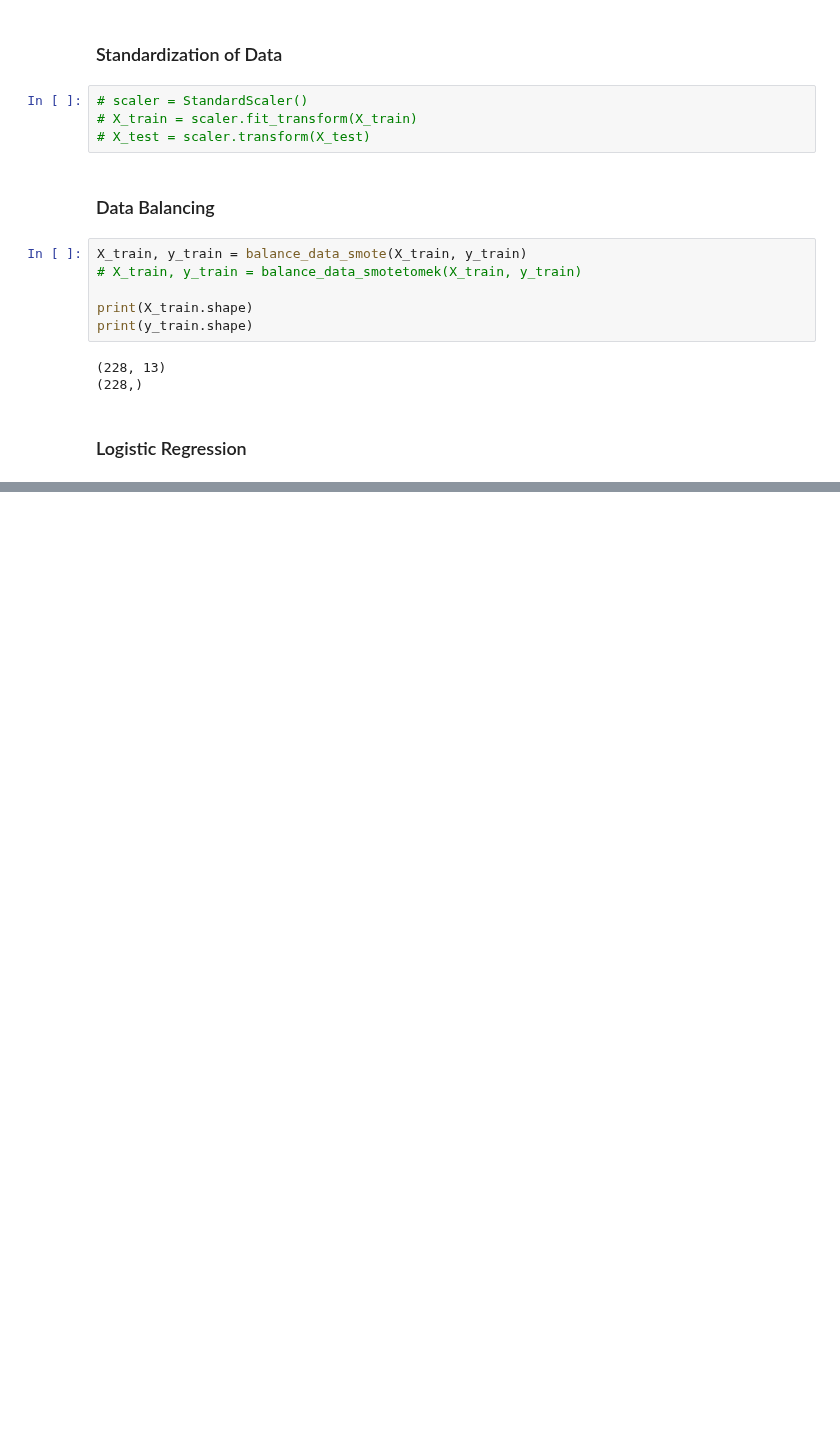
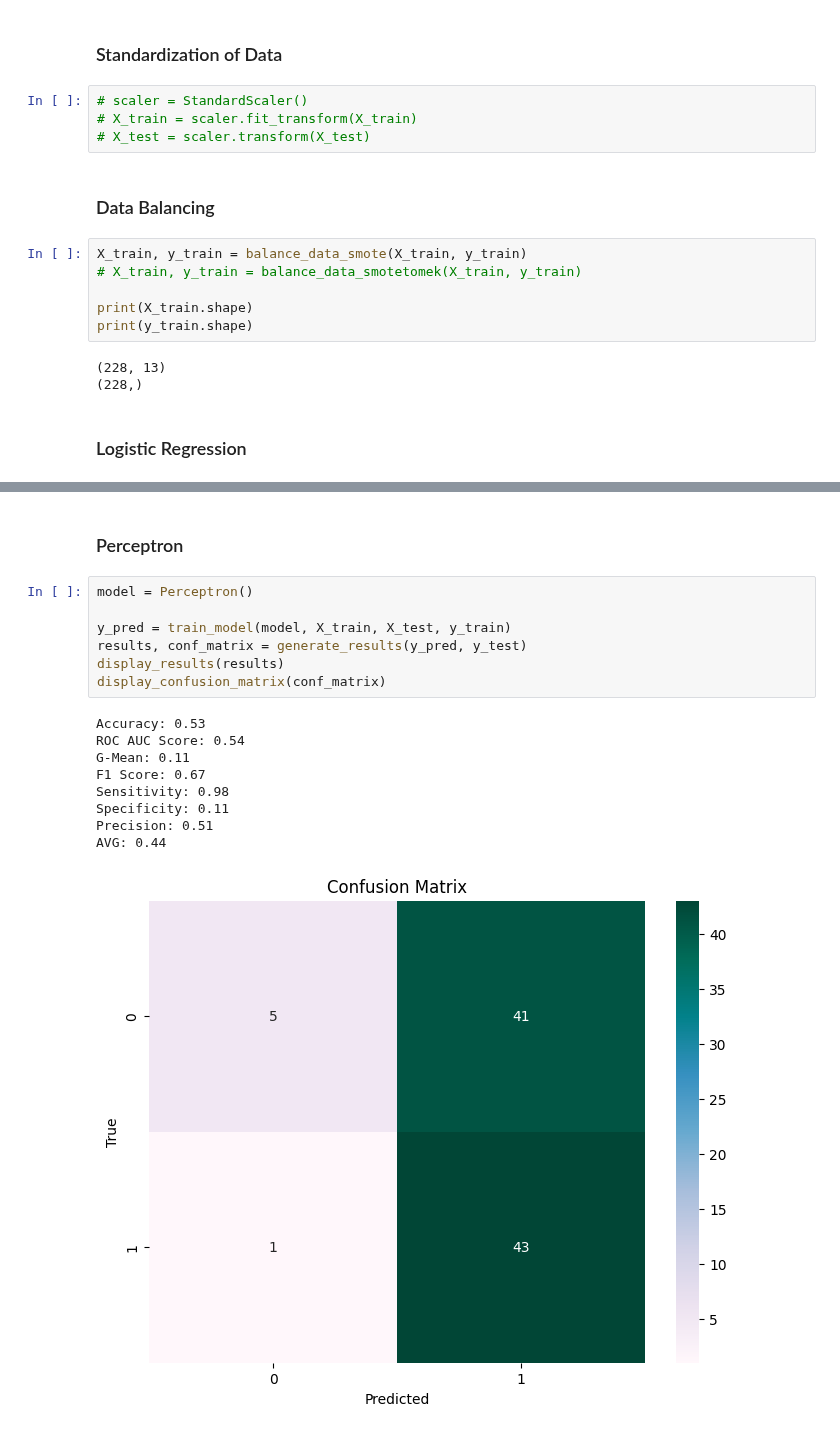
Before and after one commit to MrDomian/Heart-Disease-Risk-Prediction, a Jupyter notebook: Machine learning.ipynb, the cells around one changed output, grey strips where cells are left out. Drawn from its saved outputs; the diff is of its cells as text; blank space fills up the shorter version.

```diff
--- a/Machine learning.ipynb
+++ b/Machine learning.ipynb
@@ -83 +87,20 @@ AVG: 0.82
 [figure]
+# %% [markdown]
+### Perceptron
+# %%
+model = Perceptron()
+
+y_pred = train_model(model, X_train, X_test, y_train)
+results, conf_matrix = generate_results(y_pred, y_test)
+display_results(results)
+display_confusion_matrix(conf_matrix)
+# %% [output]
+Accuracy: 0.53
+ROC AUC Score: 0.54
+G-Mean: 0.11
+F1 Score: 0.67
+Sensitivity: 0.98
+Specificity: 0.11
+Precision: 0.51
+AVG: 0.44
+[figure, added]
```
Also changed, not shown: parts of 26 cells of this notebook.
